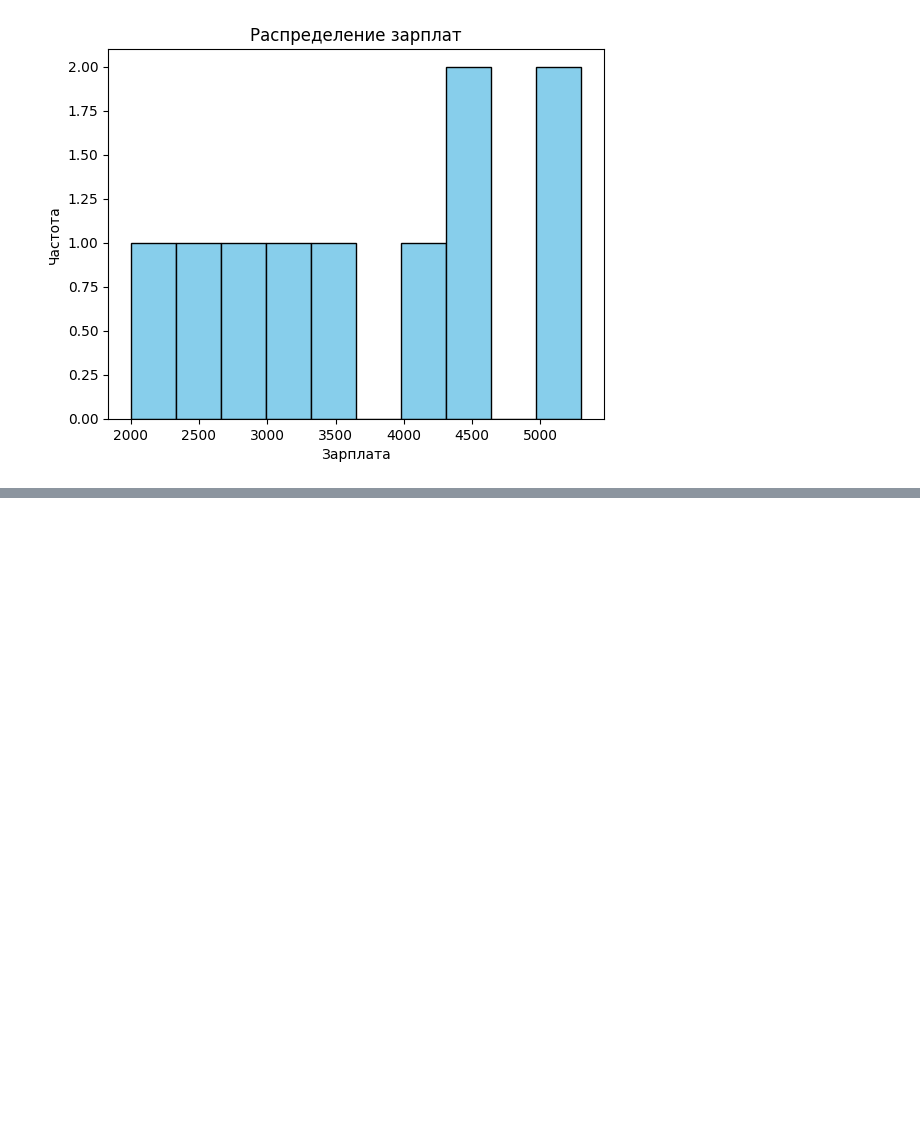
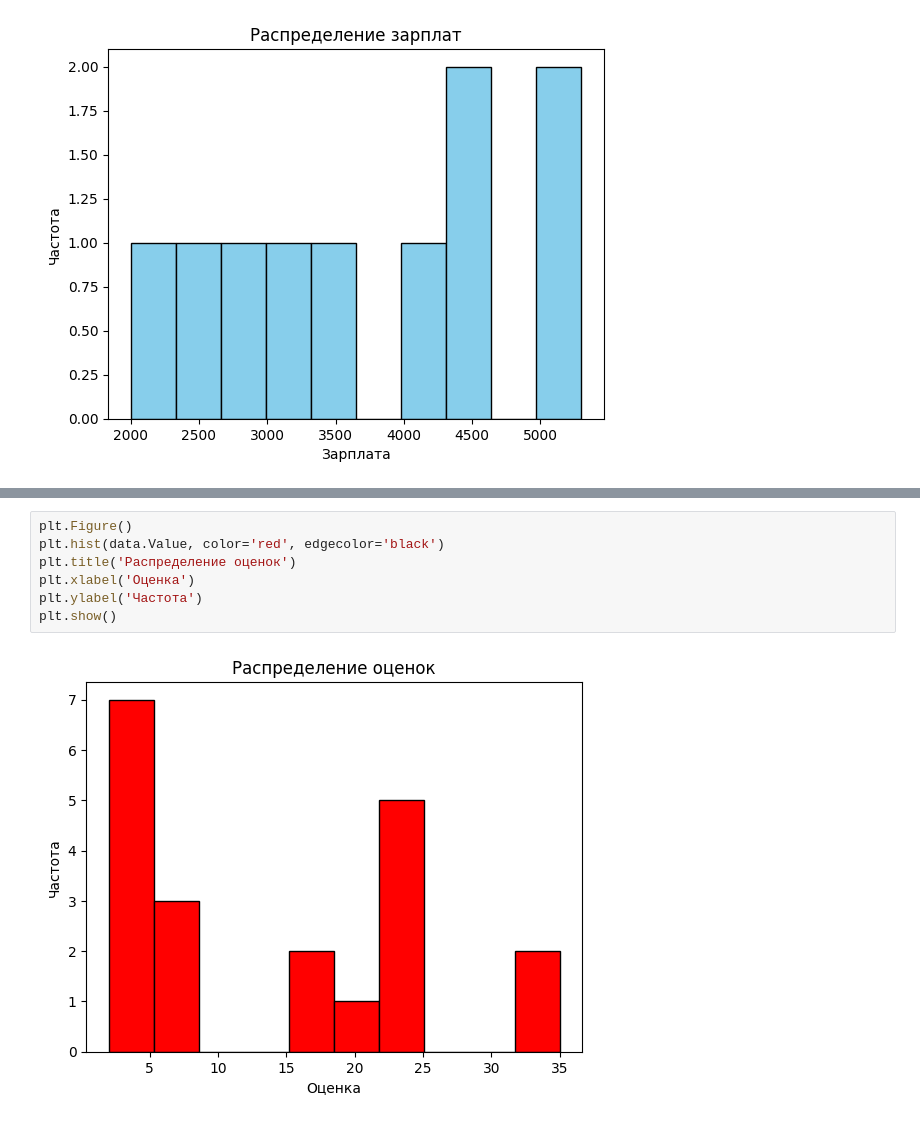
Before and after one commit to Grashch/Eduson, a Jupyter notebook: РазведочныйАнализДанных.ipynb, the cells around one changed output, grey strips where cells are left out. Saved outputs shown, nothing was run; the diff lists cells and outputs as text; blank space fills up the shorter version.

```diff
--- a/РазведочныйАнализДанных.ipynb
+++ b/РазведочныйАнализДанных.ipynb
@@ -94,0 +123,9 @@ dtype: float64
+# %%
+plt.Figure()
+plt.hist(data.Value, color='red', edgecolor='black')
+plt.title('Распределение оценок')
+plt.xlabel('Оценка')
+plt.ylabel('Частота')
+plt.show()
+# %% [output]
+[figure, added]
```
Also changed, not shown: parts of 8 cells of this notebook.
